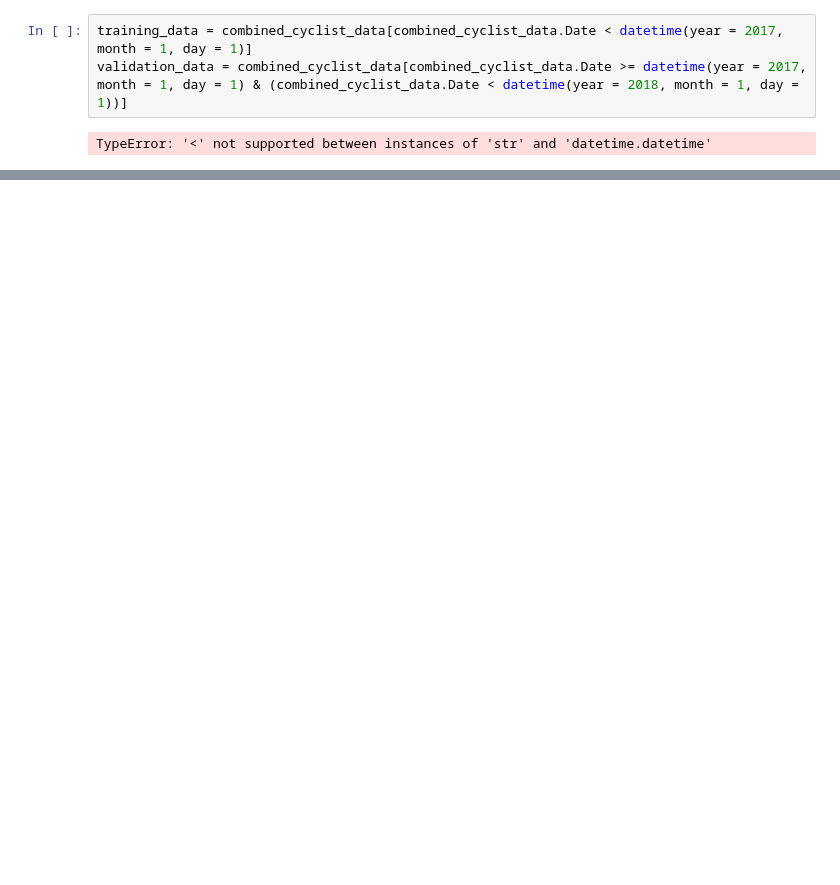
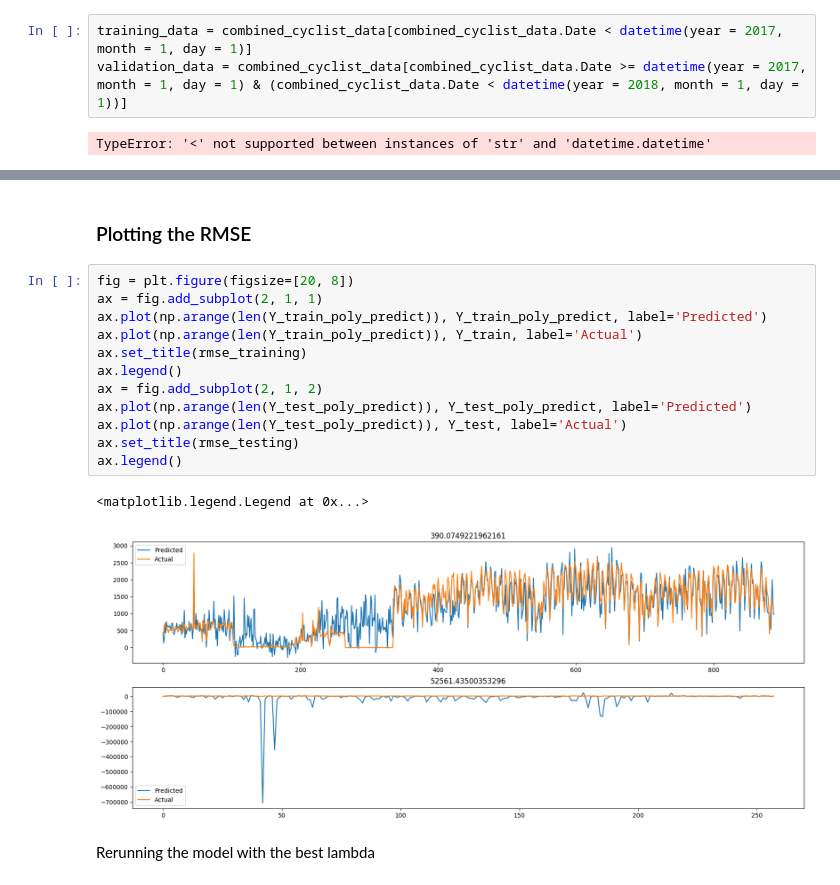
Before and after one commit to aidanlockwood20/CAB420-Codebase, a Jupyter notebook: week_2/week_2.ipynb, the cells around one changed output, grey strips where cells are left out. Cells and saved outputs as stored; diff of their text form; blank space fills up the shorter version.

```diff
--- a/week_2/week_2.ipynb
+++ b/week_2/week_2.ipynb
@@ -60,0 +74,19 @@ TypeError: '<' not supported between instances of 'str' and 'datetime.datetime'
+# %% [markdown]
+### Plotting the RMSE
+# %%
+fig = plt.figure(figsize=[20, 8])
+ax = fig.add_subplot(2, 1, 1)
+ax.plot(np.arange(len(Y_train_poly_predict)), Y_train_poly_predict, label='Predicted')
+ax.plot(np.arange(len(Y_train_poly_predict)), Y_train, label='Actual')
+ax.set_title(rmse_training)
+ax.legend()
+ax = fig.add_subplot(2, 1, 2)
+ax.plot(np.arange(len(Y_test_poly_predict)), Y_test_poly_predict, label='Predicted')
+ax.plot(np.arange(len(Y_test_poly_predict)), Y_test, label='Actual')
+ax.set_title(rmse_testing)
+ax.legend()
+# %% [output]
+<matplotlib.legend.Legend at 0x...>
+[figure, added]
+# %% [markdown]
+Rerunning the model with the best lambda
```
Also changed, not shown: parts of 17 cells of this notebook, 15 other files.
